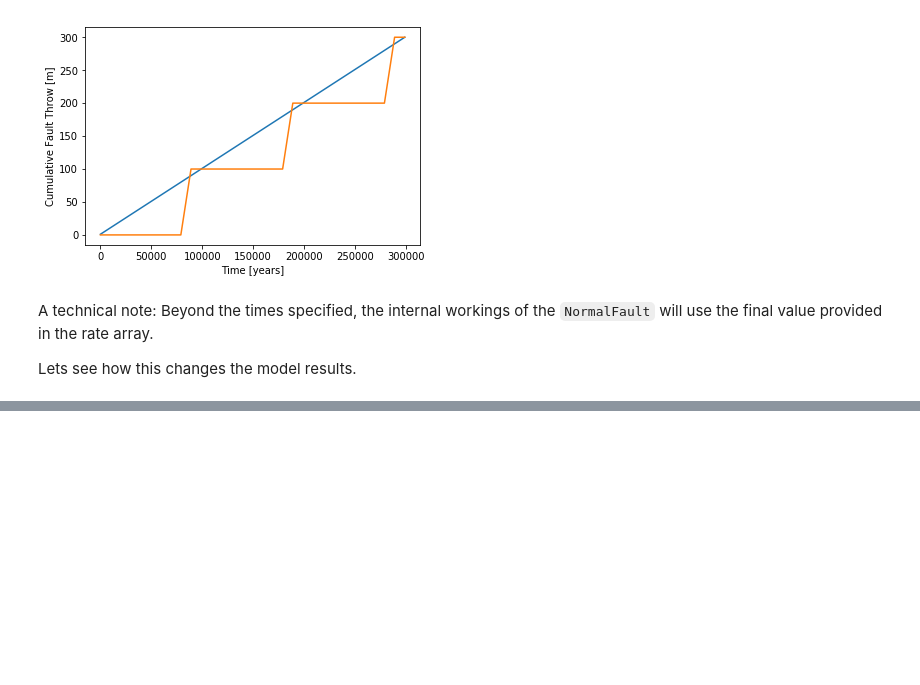
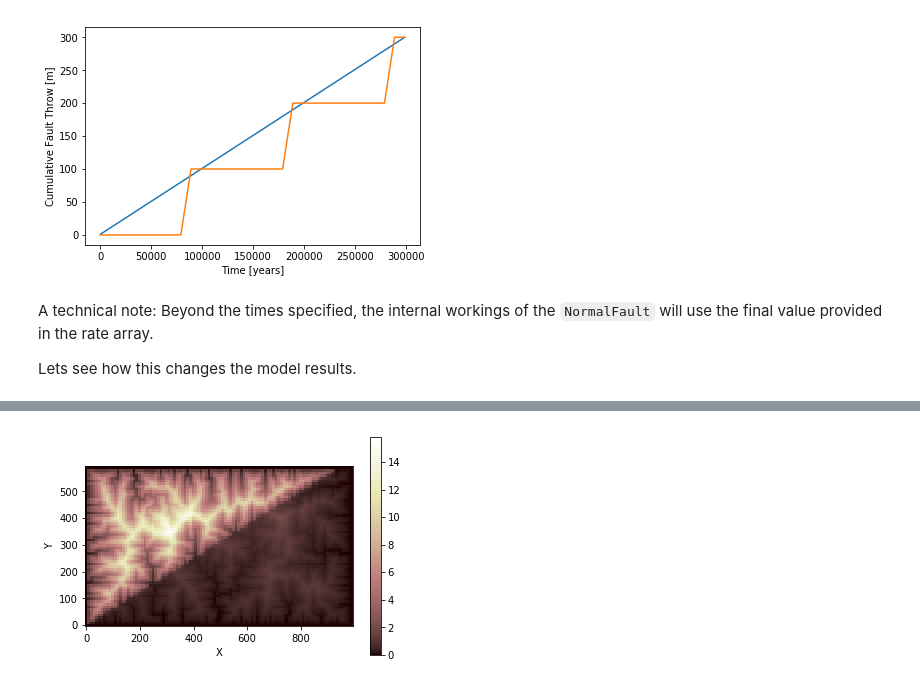
Before and after one commit to landlab/tutorials, a Jupyter notebook: normal_fault/normal_fault_component_tutorial.ipynb, the cells around one changed output, grey strips where cells are left out. Saved outputs shown, nothing was run; the diff lists cells and outputs as text; code cells hidden in the pictures; blank space fills up the shorter version.

Commit message:
updates to notebook, fixing ""s and adding a soil production example

```diff
--- a/normal_fault/normal_fault_component_tutorial.ipynb
+++ b/normal_fault/normal_fault_component_tutorial.ipynb
@@ -253,0 +257,16 @@ As you can see the resulting topography is very different than in the case with
+# %%
+from landlab.components import ExponentialWeatherer, ExponentialWeatherer, DepthDependentDiffuser
+
+# here are the parameters to change
+K = 0.0005 # stream power coefficient, bigger = streams erode more quickly
+U = 0.0001 # uplift rate in meters per year
+max_soil_production_rate  = 0.001 # Maximum weathering rate for bare bedrock in meters per year
+soil_production_decay_depth = 0.7 # Characteristic weathering depth in meters
+linear_diffusivity = 0.01 # Hillslope diffusivity and m2 per years
+soil_transport_decay_depth = 0.5 # Characteristic soil transport depth in meters
+
+dt = 100 # time step in years
+dx = 10 # space step in meters
+
+nr = 60 # number of model rows
+nc = 100 # number of model columns
@@ -253,0 +275,66 @@ As you can see the resulting topography is very different than in the case with
+# %%
+# instantiate the grid
+grid = RasterModelGrid(nr, nc, dx=10, shape='rect')
+
+# add a topographic__elevation field with noise
+z = grid.add_zeros('node', 'topographic__elevation')
+z[grid.core_nodes] += 100.0 + np.random.randn(grid.core_nodes.size)
+
+# create a field for soil depth
+d = grid.add_zeros('node', 'soil__depth')
+
+# create a bedrock elevation field
+b = grid.add_zeros('node', 'bedrock__elevation')
+b[:] = z - d
+
+
+fr = FlowAccumulator(grid, depression_finder='DepressionFinderAndRouter', routing='D4')
+fs = FastscapeEroder(grid, K_sp=K)
+ew = ExponentialWeatherer(grid,
+                          soil_production_decay_depth=soil_production_decay_depth,
+                          max_soil_production_rate=max_soil_production_rate)
+
+dd = DepthDependentDiffuser(grid,
+                            linear_diffusivity=linear_diffusivity,
+                            soil_transport_decay_depth=soil_transport_decay_depth)
+
+nf = NormalFault(grid,
+                 fault_throw_rate_through_time={'time': [0, 30], 'rate': [0.001, 0.001]},
+                 fault_trace={'x1': 0, 'x2': 800, 'y1': 0, 'y2': 500},
+                 include_boundaries=False)
+
+#Run this model for 300 100-year timesteps (30,000 years).
+for i in range(300):
+
+    # Move normal fault
+    nf.run_one_step(dt)
+
+    # Route flow
+    fr.run_one_step()
+
+    # Erode with water
+    fs.run_one_step(dt)
+
+    # We must also now erode the bedrock where relevant. If water erosion
+    # into bedrock has occurred, the bedrock elevation will be higher than
+    # the actual elevation, so we simply re-set bedrock elevation to the
+    # lower of itself or the current elevation.
+    b = grid.at_node['bedrock__elevation']
+    b[:] = np.minimum(b, grid.at_node['topographic__elevation'])
+
+    # Calculate regolith-production rate
+    ew.calc_soil_prod_rate()
+
+    # Generate and move soil around. This component will update both the
+    # soil thickness and topographic elevation fields.
+    dd.run_one_step(dt)
+
+    # uplift the whole domain, we need to do this to both bedrock and topography
+    z[grid.core_nodes] += U * dt
+    b[grid.core_nodes] += U * dt
+
+
+# plot the final topography
+imshow_grid(grid, 'topographic__elevation')
+# %% [output]
+[figure, added]
```
Also changed, not shown: parts of 11 cells of this notebook.
